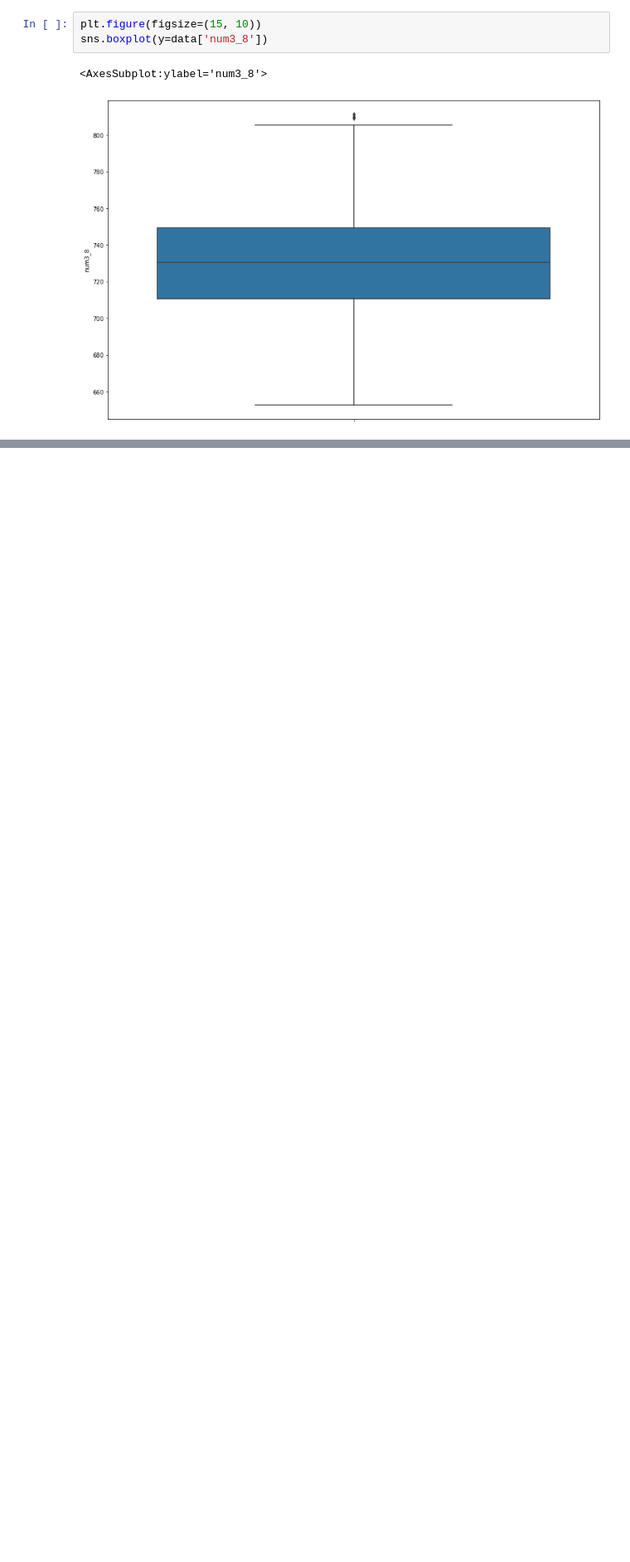
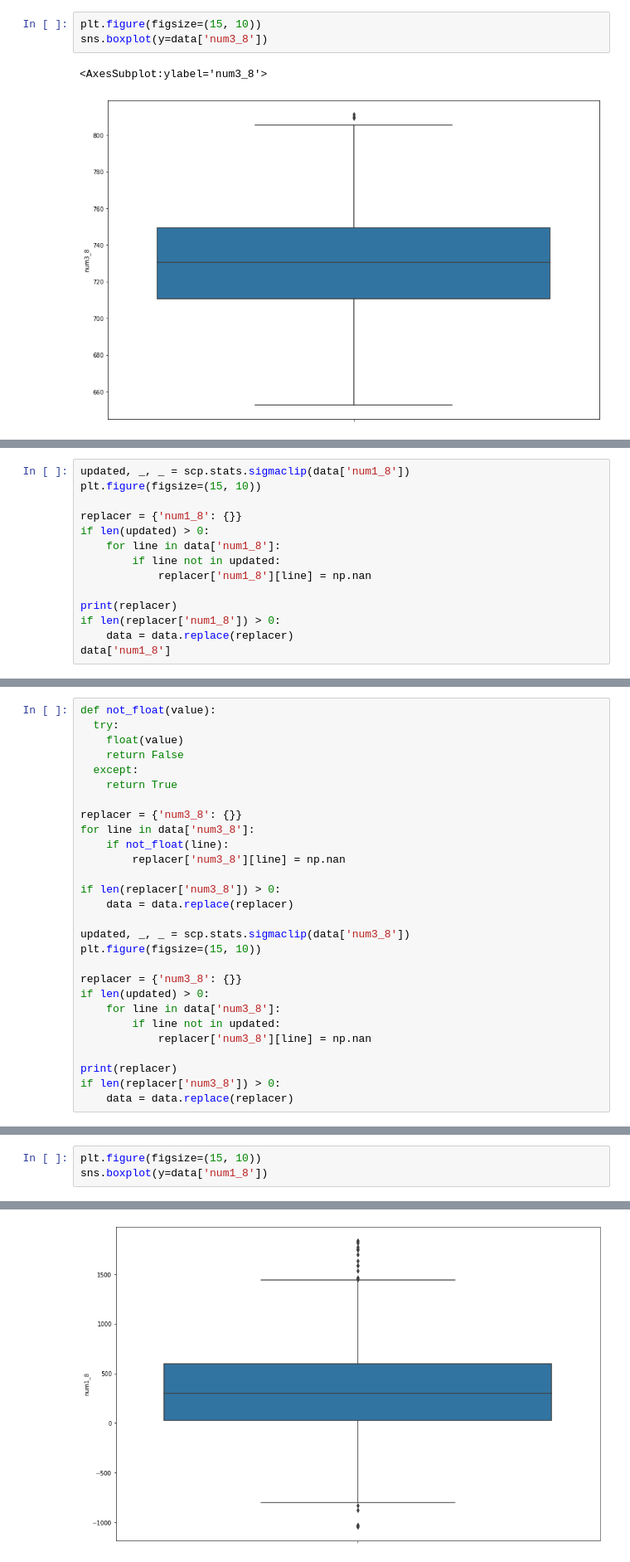
Before and after one commit to Xorsiphus/SOM, a Jupyter notebook: Lab_2/main.ipynb, the cells around one changed output, grey strips where cells are left out. Shown at 83% size. Cells and saved outputs as stored; diff of their text form; blank space fills up the shorter version.

```diff
--- a/Lab_2/main.ipynb
+++ b/Lab_2/main.ipynb
@@ -122,0 +159,14 @@ sns.boxplot(y=data['num3_8'])
+# %%
+updated, _, _ = scp.stats.sigmaclip(data['num1_8'])
+plt.figure(figsize=(15, 10))
+
+replacer = {'num1_8': {}}
+if len(updated) > 0:
+    for line in data['num1_8']:
+        if line not in updated:
+            replacer['num1_8'][line] = np.nan
+
+print(replacer)
+if len(replacer['num1_8']) > 0:
+    data = data.replace(replacer)
+data['num1_8']
@@ -122,0 +219,28 @@ sns.boxplot(y=data['num3_8'])
+# %%
+def not_float(value):
+  try:
+    float(value)
+    return False
+  except:
+    return True
+
+replacer = {'num3_8': {}}
+for line in data['num3_8']:
+    if not_float(line):
+        replacer['num3_8'][line] = np.nan
+
+if len(replacer['num3_8']) > 0:
+    data = data.replace(replacer)
+
+updated, _, _ = scp.stats.sigmaclip(data['num3_8'])
+plt.figure(figsize=(15, 10))
+
+replacer = {'num3_8': {}}
+if len(updated) > 0:
+    for line in data['num3_8']:
+        if line not in updated:
+            replacer['num3_8'][line] = np.nan
+
+print(replacer)
+if len(replacer['num3_8']) > 0:
+    data = data.replace(replacer)
@@ -122,0 +250,4 @@ sns.boxplot(y=data['num3_8'])
+# %%
+plt.figure(figsize=(15, 10))
+sns.boxplot(y=data['num1_8'])
+# %% [output]
@@ -122,0 +255 @@ sns.boxplot(y=data['num3_8'])
+[figure, added]
```
Also changed, not shown: parts of 33 cells of this notebook, 1 other file.
